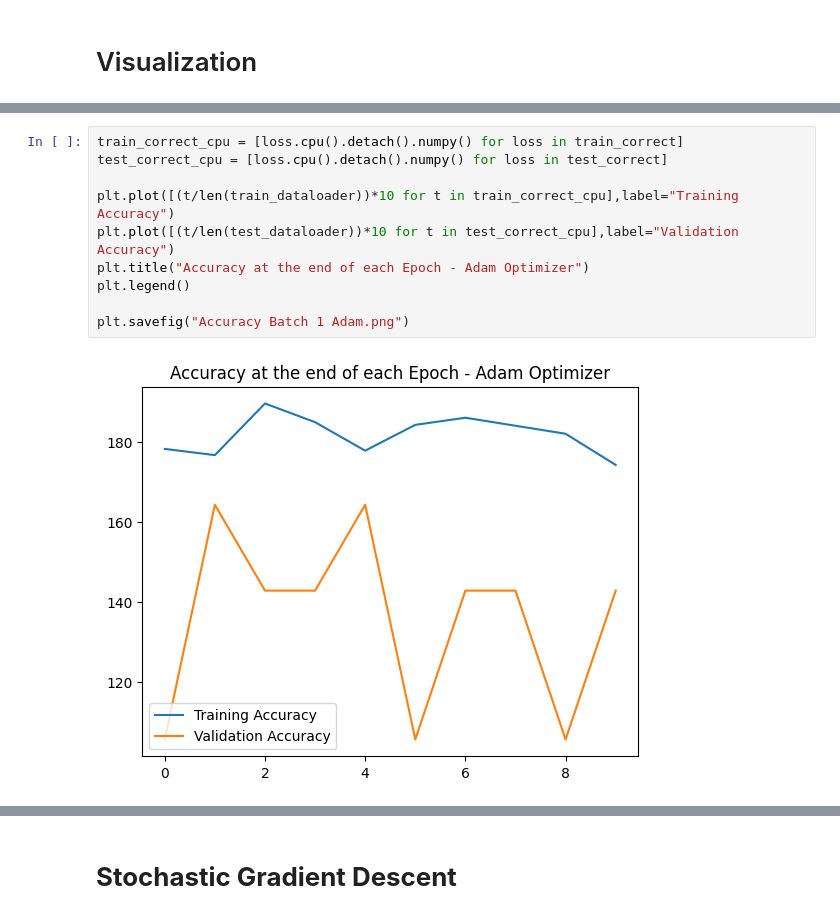
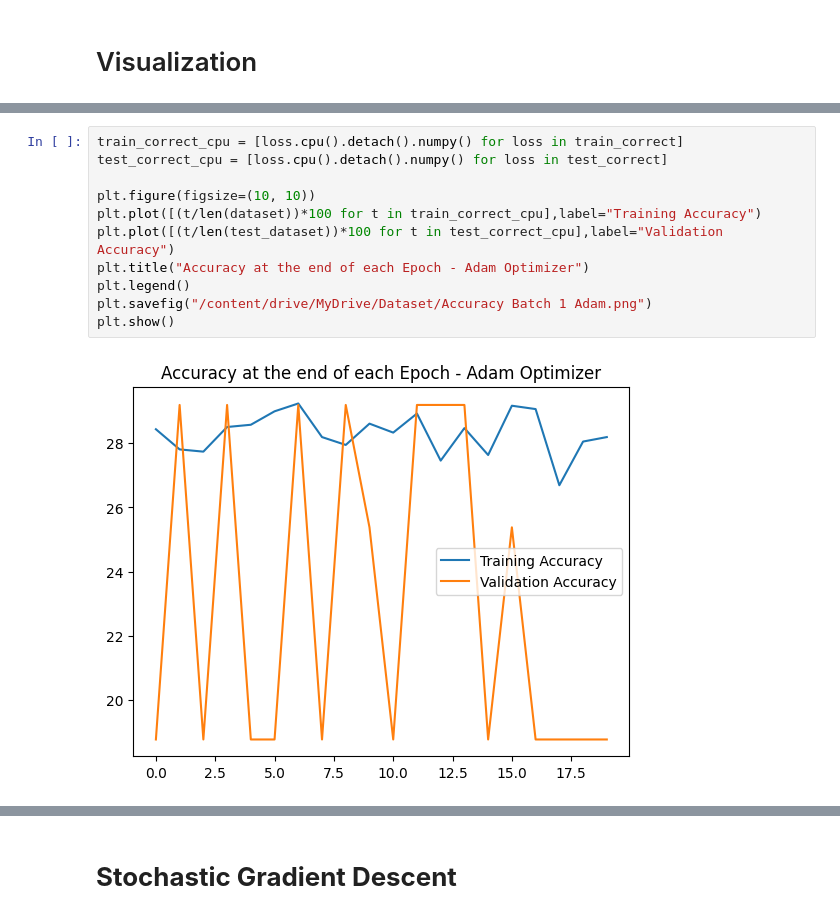
Before and after one commit to gautam-pai/Brain-Tumor-Classification, a Jupyter notebook: Model & Visualizations.ipynb, the cells around one changed output, grey strips where cells are left out. Saved outputs shown, nothing was run; the diff lists cells and outputs as text.

```diff
--- a/Model & Visualizations.ipynb
+++ b/Model & Visualizations.ipynb
@@ -465,15 +483,16 @@ plt.savefig("Loss Batch 1 Adam.png")
 # %%
 train_correct_cpu = [loss.cpu().detach().numpy() for loss in train_correct]
 test_correct_cpu = [loss.cpu().detach().numpy() for loss in test_correct]
 
-plt.plot([(t/len(train_dataloader))*10 for t in train_correct_cpu],label="Training Accuracy")
-plt.plot([(t/len(test_dataloader))*10 for t in test_correct_cpu],label="Validation Accuracy")
+plt.figure(figsize=(10, 10))
+plt.plot([(t/len(dataset))*100 for t in train_correct_cpu],label="Training Accuracy")
+plt.plot([(t/len(test_dataset))*100 for t in test_correct_cpu],label="Validation Accuracy")
 plt.title("Accuracy at the end of each Epoch - Adam Optimizer")
 plt.legend()
-
-plt.savefig("Accuracy Batch 1 Adam.png")
+plt.savefig("/content/drive/MyDrive/Dataset/Accuracy Batch 1 Adam.png")
+plt.show()
 # %% [output]
-[figure, old version]
+[figure, new version]
 # %%
 train_losses_cpu_32 = [loss.cpu().detach().numpy() for loss in train_losses_32]
 test_losses_cpu_32 = [loss.cpu().detach().numpy() for loss in test_losses_32]
```
Also changed, not shown: parts of 26 cells of this notebook.
